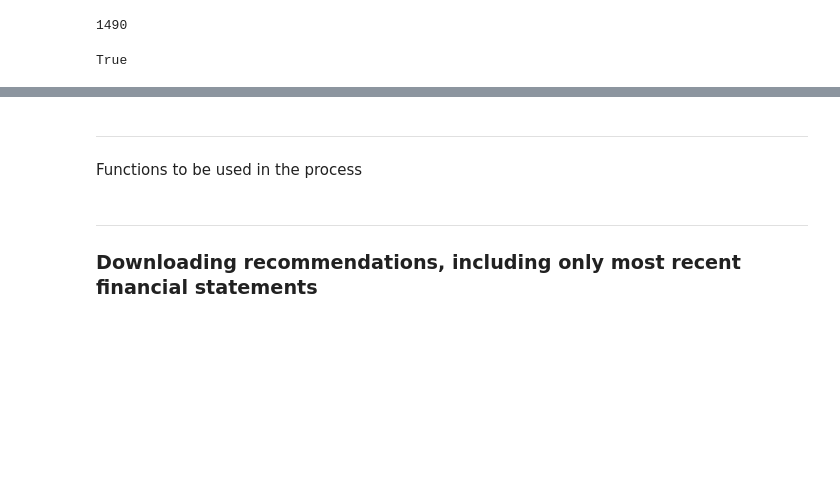
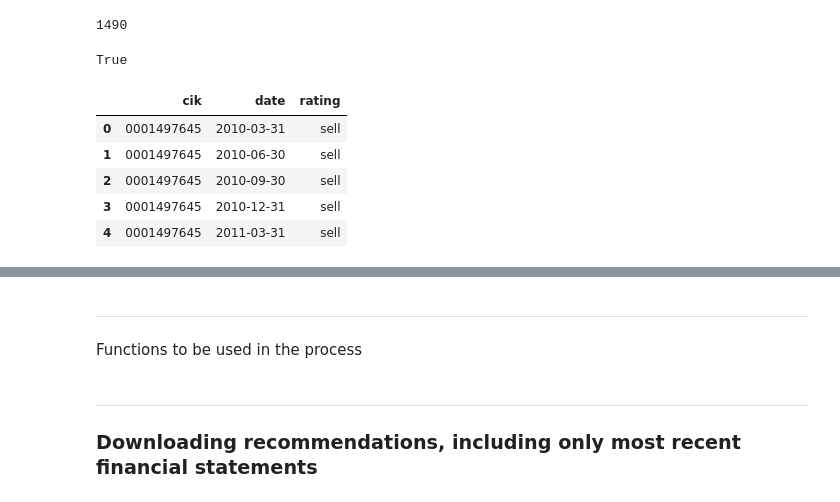
Before and after one commit to benherz/Masterarbeit, a Jupyter notebook: code/full_llm_recs_download.ipynb, the cells around one changed output, grey strips where cells are left out. Cells and saved outputs as stored; diff of their text form; code cells hidden in the pictures; blank space fills up the shorter version.

```diff
--- a/code/full_llm_recs_download.ipynb
+++ b/code/full_llm_recs_download.ipynb
@@ -50,3 +50,19 @@ ciks3 = cik_df.iloc[1000:]
 len(ciks1) + len(ciks2) + len(ciks3) == len(ciks)
 # %% [output]
 True
+# %%
+# LLM recommendations with only most recent financial statements
+llm_recommendations1 = pd.read_csv("../data/ciklist1_ratings_with_most_recent_quarters.csv", dtype={"cik": str})
+llm_recommendations2 = pd.read_csv("../data/ciklist2_ratings_with_most_recent_quarters.csv", dtype={"cik": str})
+llm_recommendations3 = pd.read_csv("../data/ciklist3_ratings_with_most_recent_quarters.csv", dtype={"cik": str})
+
+# Combine into one DataFrame
+llm_recommendations = pd.concat([llm_recommendations1, llm_recommendations2, llm_recommendations3], ignore_index=True)
+llm_recommendations.head()
+# %% [output]
+|  | cik | date | rating |
+| 0 | 0001497645 | 2010-03-31 | sell |
+| 1 | 0001497645 | 2010-06-30 | sell |
+| 2 | 0001497645 | 2010-09-30 | sell |
+| 3 | 0001497645 | 2010-12-31 | sell |
+| 4 | 0001497645 | 2011-03-31 | sell |
```
Also changed, not shown: parts of 6 cells of this notebook, 7 other files.
